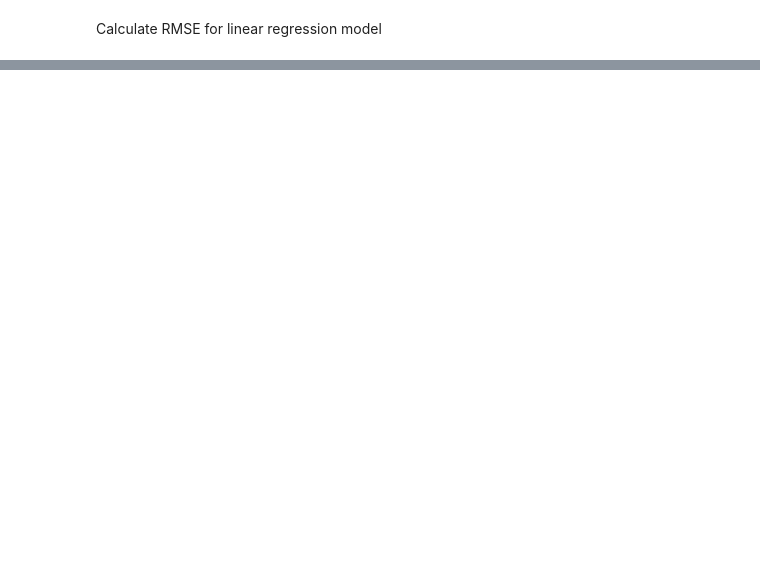
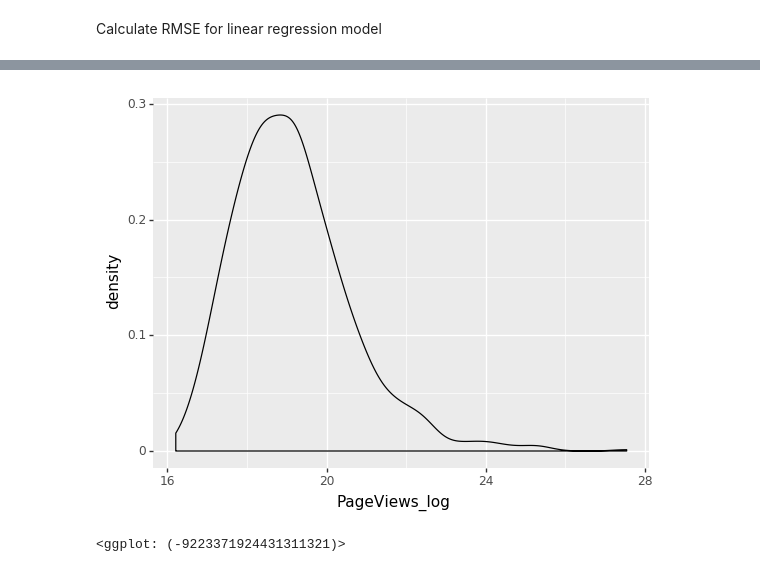
Before and after one commit to dariuszzbyrad/ML_for_Hackers, a Jupyter notebook: 05-Regression/chapter05.ipynb, the cells around one changed output, grey strips where cells are left out. Cells and saved outputs as stored; diff of their text form; code cells hidden in the pictures; blank space fills up the shorter version.

```diff
--- a/05-Regression/chapter05.ipynb
+++ b/05-Regression/chapter05.ipynb
@@ -100,0 +128,3 @@ np.sqrt(np.square(predicted_values - df['Weight']).mean())
+# %%
+df = pd.read_csv('data/top_1000_sites.tsv', sep='\t')
+df.head()
@@ -100,0 +162,12 @@ np.sqrt(np.square(predicted_values - df['Weight']).mean())
+# %%
+df['PageViews_log'] = df.apply(lambda row: np.log(row.PageViews), axis = 1)
+
+fig = (
+    ggplot(data=df, mapping=aes(x = 'PageViews_log')) +
+    geom_density()
+)
+
+fig
+# %% [output]
+[figure, added]
+<ggplot: (-9223371924431311321)>
```
Also changed, not shown: parts of 22 cells of this notebook, 1 other file.
